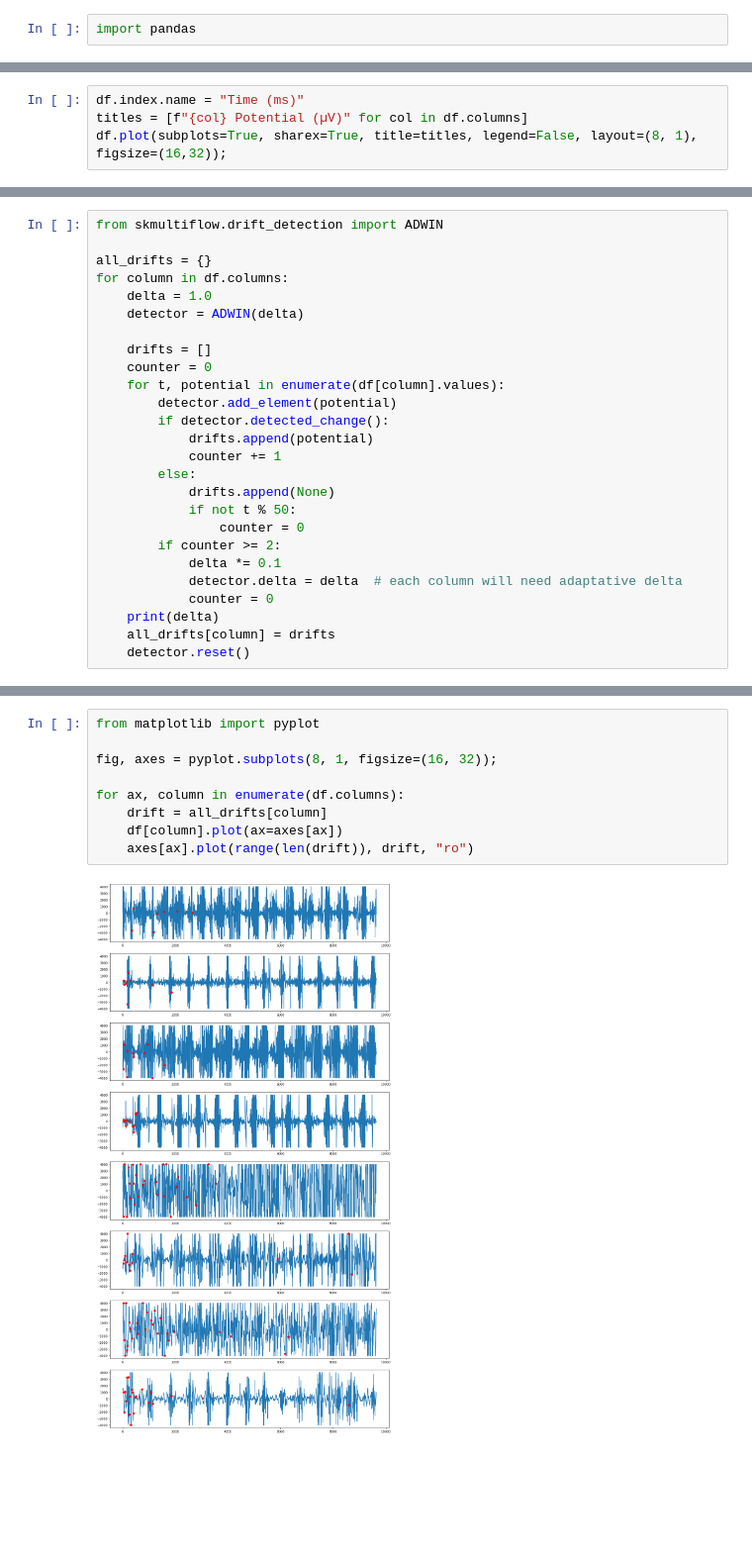
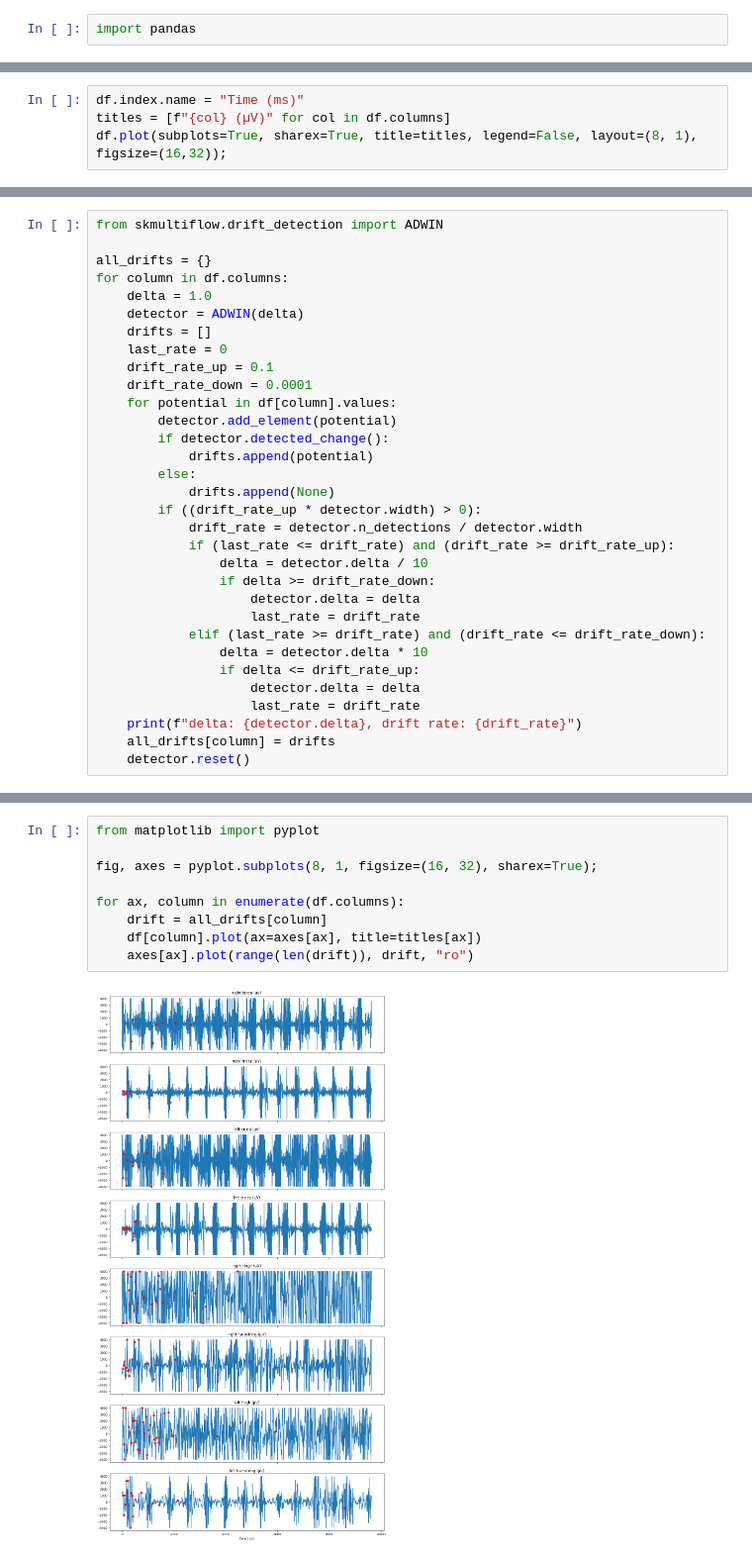
Before and after one commit to dmvieira/driftage, a Jupyter notebook: examples/health_monitor/Data Analysis.ipynb, the cells around one changed output, grey strips where cells are left out. Shown at 99% size. Saved outputs shown, nothing was run; the diff lists cells and outputs as text; blank space fills up the shorter version.

Commit message:
Fixing small bug on example and better images on analysis

```diff
--- a/examples/health_monitor/Data Analysis.ipynb
+++ b/examples/health_monitor/Data Analysis.ipynb
@@ -22,6 +22,6 @@ df.head()
 | 4 | 3514 | -116 | -2737 | -724 | -215 | -875 | -4000 | ... |
 # %%
 df.index.name = "Time (ms)"
-titles = [f"{col} Potential (µV)" for col in df.columns]
+titles = [f"{col} (µV)" for col in df.columns]
 df.plot(subplots=True, sharex=True, title=titles, legend=False, layout=(8, 1), figsize=(16,32));
 # %% [output]
@@ -33,23 +33,29 @@ all_drifts = {}
 for column in df.columns:
     delta = 1.0
     detector = ADWIN(delta)
-
     drifts = []
-    counter = 0
-    for t, potential in enumerate(df[column].values):
+    last_rate = 0
+    drift_rate_up = 0.1
+    drift_rate_down = 0.0001
+    for potential in df[column].values:
         detector.add_element(potential)
         if detector.detected_change():
             drifts.append(potential)
-            counter += 1
         else:
             drifts.append(None)
-            if not t % 50:
-                counter = 0
-        if counter >= 2:
-            delta *= 0.1
-            detector.delta = delta  # each column will need adaptative delta
-            counter = 0
-    print(delta)
+        if ((drift_rate_up * detector.width) > 0):
+            drift_rate = detector.n_detections / detector.width
+            if (last_rate <= drift_rate) and (drift_rate >= drift_rate_up):
+                delta = detector.delta / 10
+                if delta >= drift_rate_down:
+                    detector.delta = delta
+                    last_rate = drift_rate
+            elif (last_rate >= drift_rate) and (drift_rate <= drift_rate_down):
+                delta = detector.delta * 10
+                if delta <= drift_rate_up:
+                    detector.delta = delta
+                    last_rate = drift_rate
+    print(f"delta: {detector.delta}, drift rate: {drift_rate}")
     all_drifts[column] = drifts
     detector.reset()
 # %% [output]
@@ -76,11 +82,11 @@ left_hamstring 21 9637
 # %%
 from matplotlib import pyplot
 
-fig, axes = pyplot.subplots(8, 1, figsize=(16, 32));
+fig, axes = pyplot.subplots(8, 1, figsize=(16, 32), sharex=True);
 
 for ax, column in enumerate(df.columns):
     drift = all_drifts[column]
-    df[column].plot(ax=axes[ax])
+    df[column].plot(ax=axes[ax], title=titles[ax])
     axes[ax].plot(range(len(drift)), drift, "ro")
 # %% [output]
-[figure, old version]
+[figure, new version]
```
Also changed, not shown: parts of 5 cells of this notebook, 1 other file.
